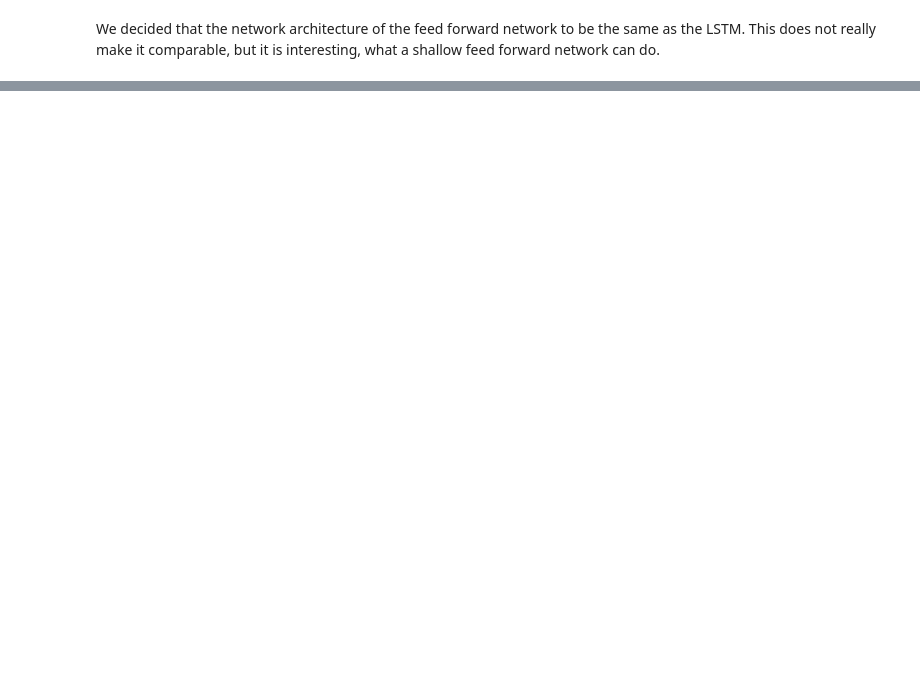
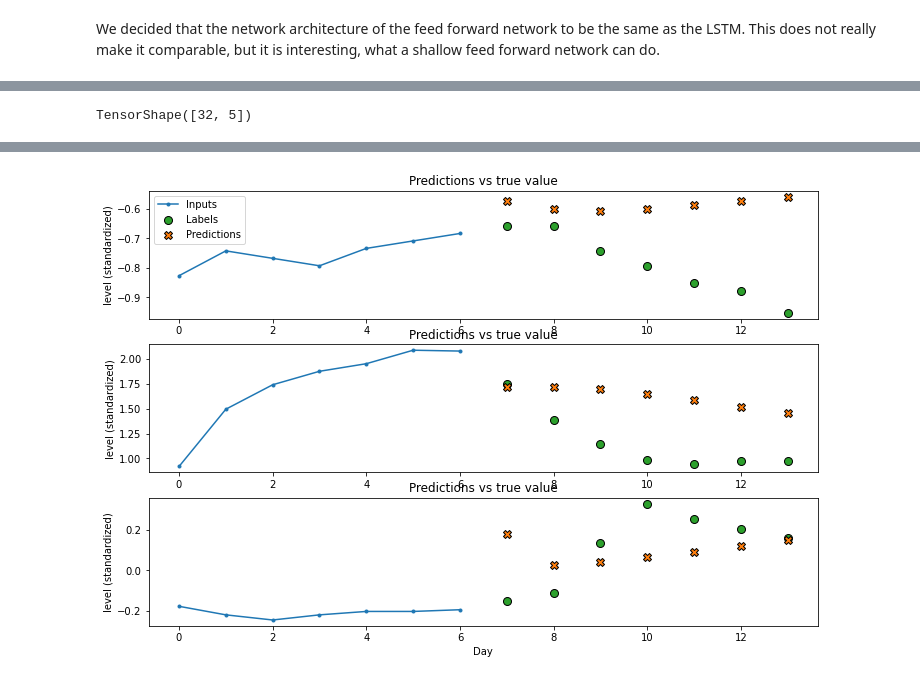
Before and after one commit to AJWarnke/datascienceml2022, a Jupyter notebook: network-DWD.ipynb, the cells around one changed output, grey strips where cells are left out. Cells and saved outputs as stored; diff of their text form; code cells hidden in the pictures; blank space fills up the shorter version.

```diff
--- a/network-DWD.ipynb
+++ b/network-DWD.ipynb
@@ -1076,0 +1102,5 @@ barlist[1].set_color('g')
+# %%
+prediction, state = feedback_model.warmup(single_step_window.example[0])
+prediction.shape
+# %% [output]
+TensorShape([32, 5])
@@ -1076,0 +1136,10 @@ barlist[1].set_color('g')
+# %%
+history = compile_and_fit(feedback_model, single_step_window)
+
+IPython.display.clear_output()
+
+train_performance['AR'] = feedback_model.evaluate(single_step_window.train)
+val_performance['AR'] = feedback_model.evaluate(single_step_window.val)
+performance['AR'] = feedback_model.evaluate(single_step_window.test, verbose=0)
+single_step_window.plot(feedback_model)
+# %% [output]
@@ -1076,0 +1148 @@ barlist[1].set_color('g')
+[figure, added]
```
Also changed, not shown: parts of 23 cells of this notebook.
